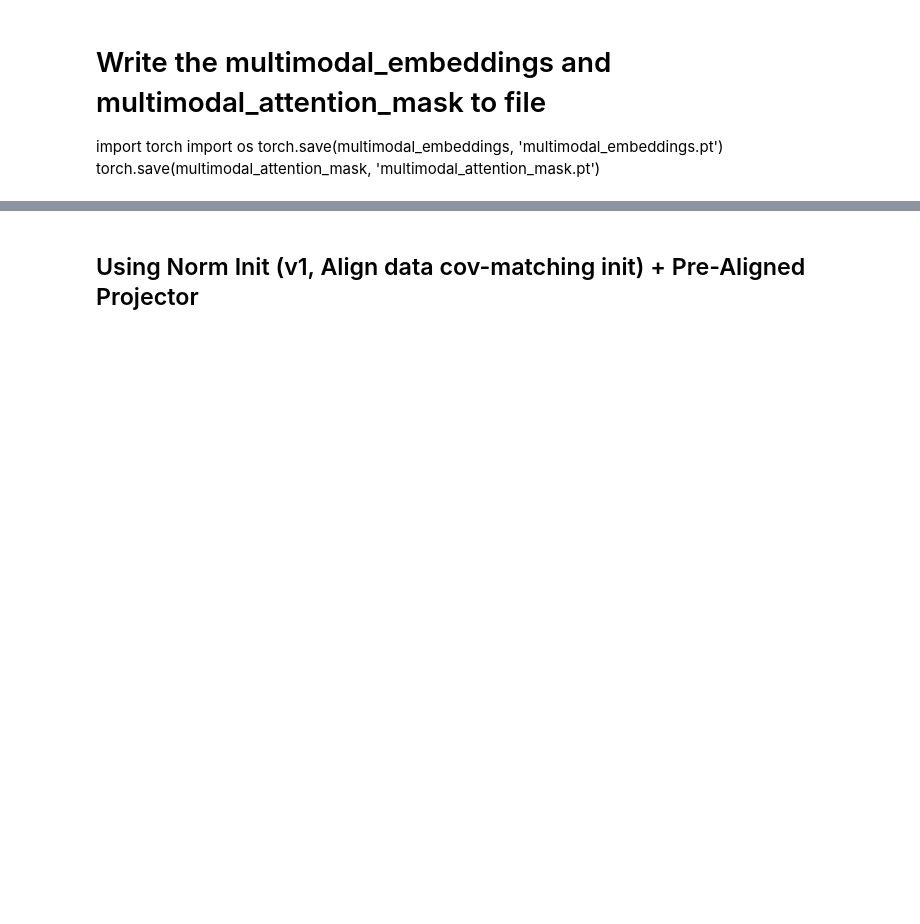
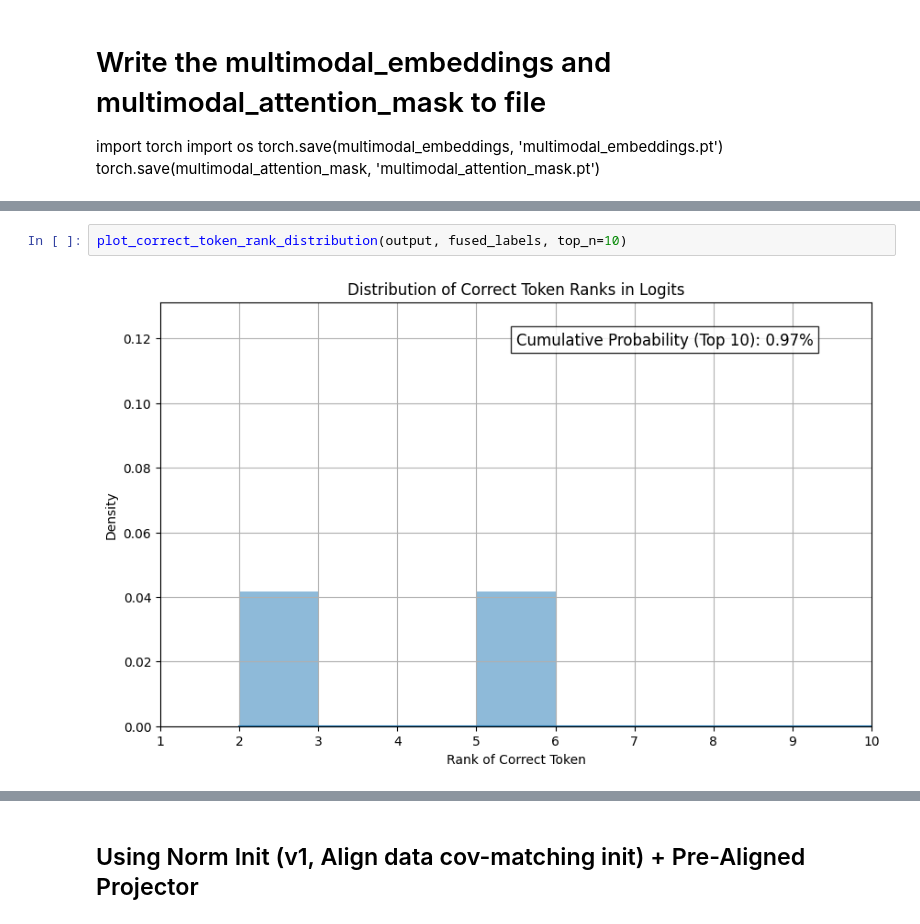
Before and after one commit to shikhar-srivastava/vlm-evaluation, a Jupyter notebook: analyze_vl_injection_corrected_forward.ipynb, the cells around one changed output, grey strips where cells are left out. Drawn from its saved outputs; the diff is of its cells as text; blank space fills up the shorter version.

```diff
--- a/analyze_vl_injection_corrected_forward.ipynb
+++ b/analyze_vl_injection_corrected_forward.ipynb
@@ -1272,0 +1312,4 @@ def plot_correct_token_rank_distribution(output, fused_labels, top_n=10):
+# %%
+plot_correct_token_rank_distribution(output, fused_labels, top_n=10)
+# %% [output]
+[figure, added]
```
Also changed, not shown: parts of 28 cells of this notebook, 1 other file.
